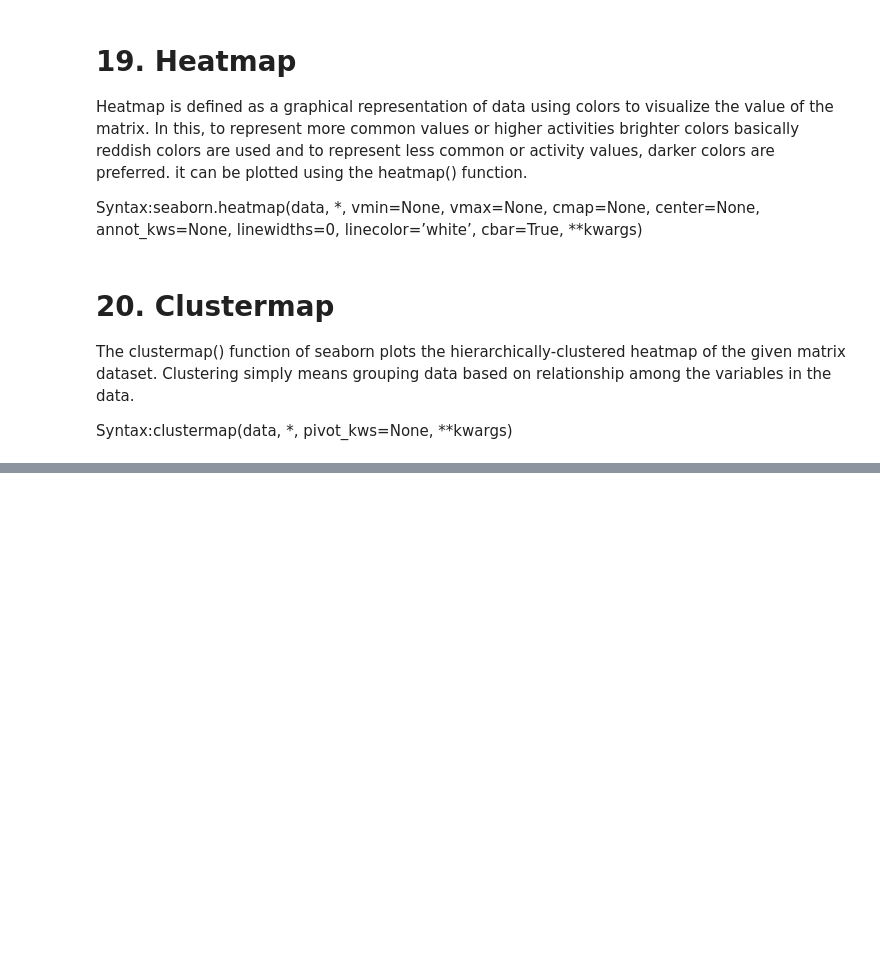
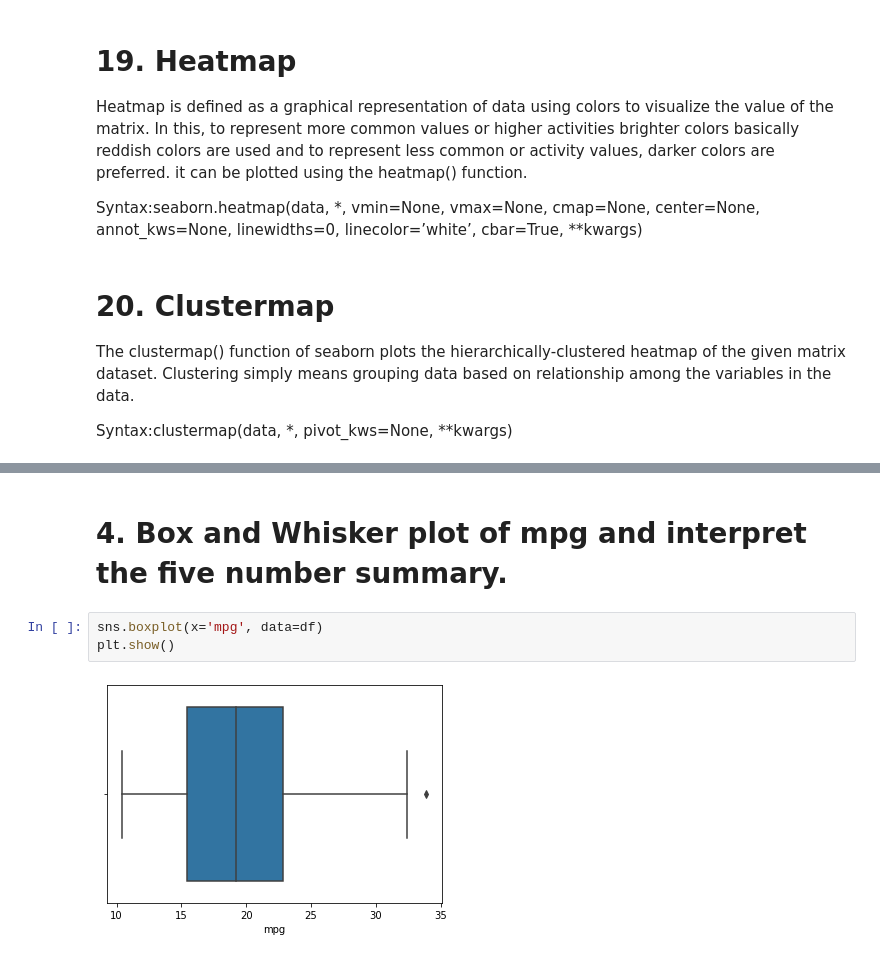
Before and after one commit to laxminavalagi/5thSem, a Jupyter notebook: Data_visualization_with_python.ipynb, the cells around one changed output, grey strips where cells are left out. Drawn from its saved outputs; the diff is of its cells as text; blank space fills up the shorter version.

```diff
--- a/Data_visualization_with_python.ipynb
+++ b/Data_visualization_with_python.ipynb
@@ -961,0 +1097,7 @@ Syntax:clustermap(data, *, pivot_kws=None,  **kwargs)
+# %% [markdown]
+# 4. Box and Whisker plot of mpg and interpret the five number summary.
+# %%
+sns.boxplot(x='mpg', data=df)
+plt.show()
+# %% [output]
+[figure, added]
```
Also changed, not shown: parts of 17 cells of this notebook, 8 other files.
